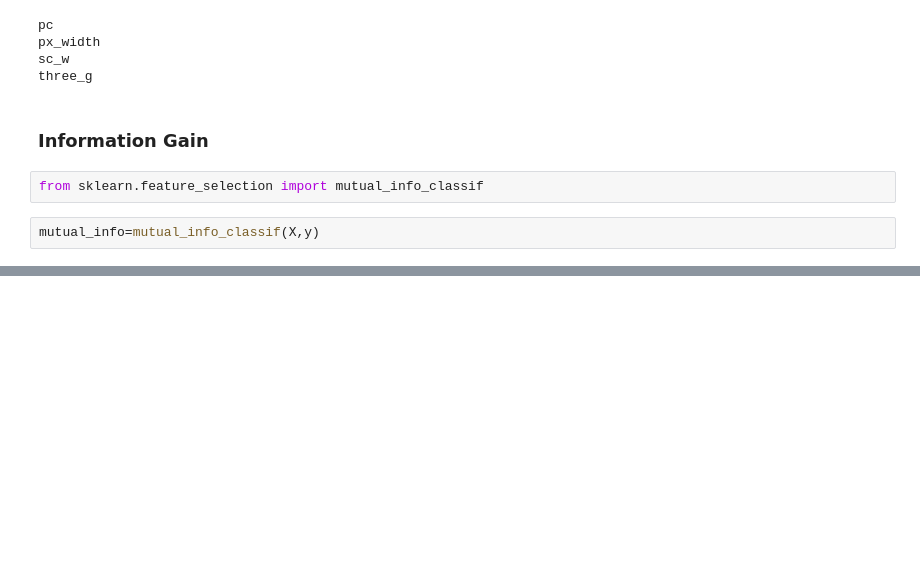
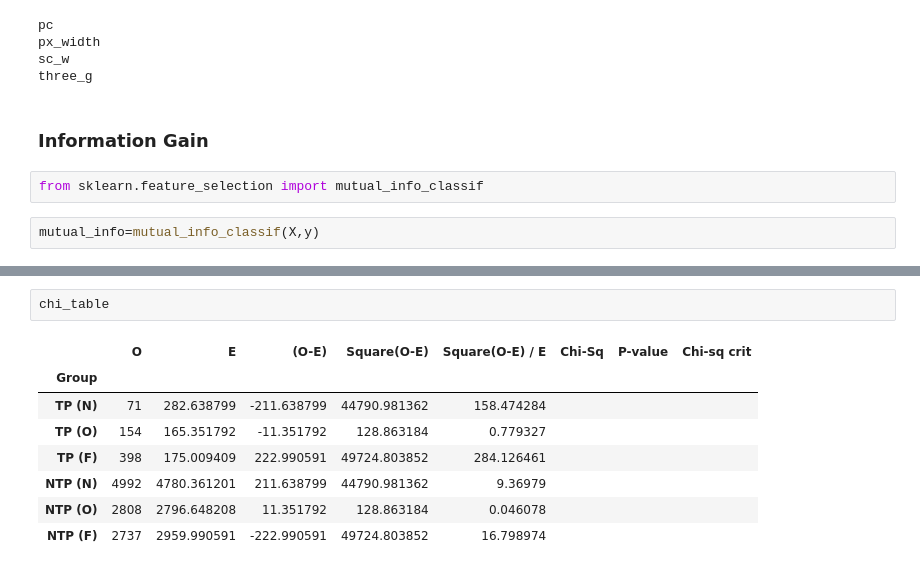
Before and after one commit to Bhaiyahns45/Machine-Learning, a Jupyter notebook: Week 3/Feature Selection.ipynb, the cells around one changed output, grey strips where cells are left out. Cells and saved outputs as stored; diff of their text form; blank space fills up the shorter version.

```diff
--- a/Week 3/Feature Selection.ipynb
+++ b/Week 3/Feature Selection.ipynb
@@ -258,0 +936,11 @@ dtype: float64
+# %%
+chi_table
+# %% [output]
+|  | O | E | (O-E) | Square(O-E) | Square(O-E) / E | Chi-Sq | P-value | Chi-sq crit |
+| Group |  |  |  |  |  |  |  |  |
+| TP (N) | 71 | 282.638799 | -211.638799 | 44790.981362 | 158.474284 |  |  |  |
+| TP (O) | 154 | 165.351792 | -11.351792 | 128.863184 | 0.779327 |  |  |  |
+| TP (F) | 398 | 175.009409 | 222.990591 | 49724.803852 | 284.126461 |  |  |  |
+| NTP (N) | 4992 | 4780.361201 | 211.638799 | 44790.981362 | 9.36979 |  |  |  |
+| NTP (O) | 2808 | 2796.648208 | 11.351792 | 128.863184 | 0.046078 |  |  |  |
+| NTP (F) | 2737 | 2959.990591 | -222.990591 | 49724.803852 | 16.798974 |  |  |  |
```
Also changed, not shown: parts of 105 cells of this notebook.
